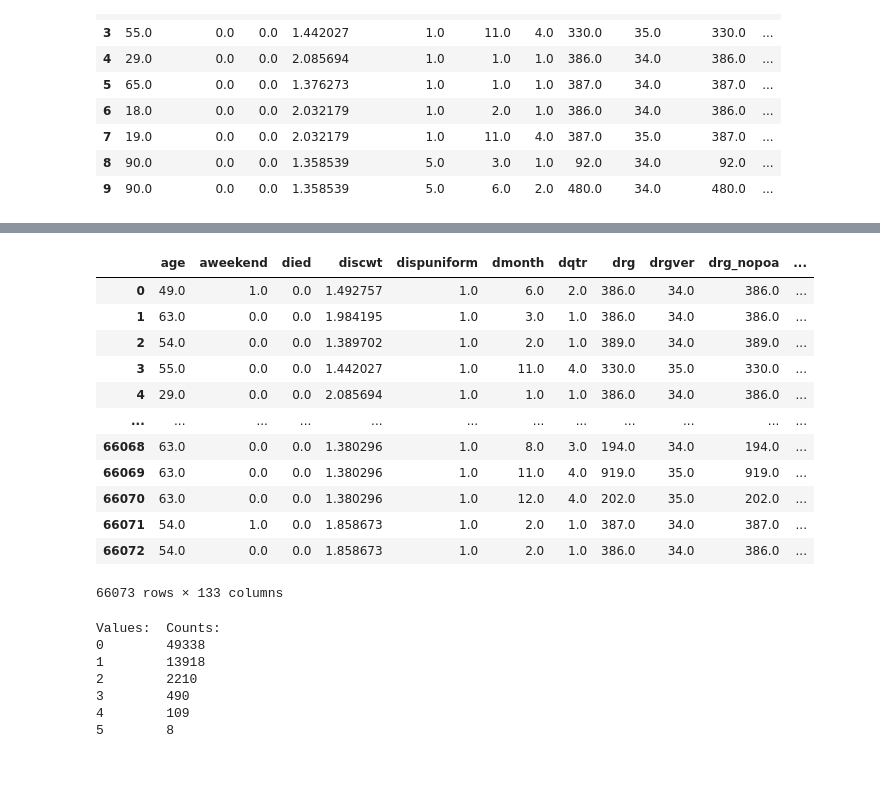
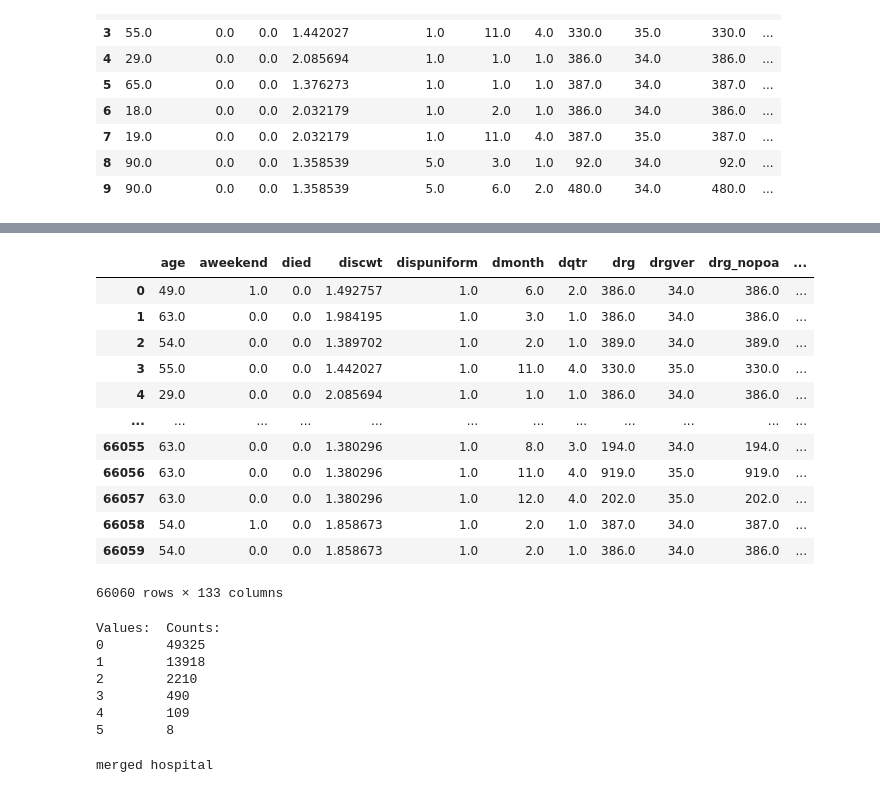
Before and after one commit to Autonomousse/UCSD_NRD_2017, a Jupyter notebook: NRD_2017_defining_cohort.ipynb, the cells around one changed output, grey strips where cells are left out. Cells and saved outputs as stored; diff of their text form; code cells hidden in the pictures.

Commit message:
Merged in missing variables and cleaned up some notes and code, still requires more cleaning as well as variables and calculated columns

```diff
--- a/NRD_2017_defining_cohort.ipynb
+++ b/NRD_2017_defining_cohort.ipynb
@@ -80,8 +89,8 @@ for row in tqdm(ibd_index_file.itertuples(index=False)):
 # %%
 # Create a new column called 'ibd_index_hospitalization' and fill each row with a 0.
 # Use vectorization with mask to find each index hospitalization and fill in a 1 in ibd_index_hospitalization.
-ibd_index_file['ibd_index_hospitalization'] = 0
-mask = (ibd_index_file['ibd_diagnosis'] == 1)
-ibd_index_file.loc[mask, 'ibd_index_hospitalization'] = 1
+final_cohort_file['ibd_index_hospitalization'] = 0
+mask = (final_cohort_file['ibd_diagnosis'] == 1)
+final_cohort_file.loc[mask, 'ibd_index_hospitalization'] = 1
 # %%
 # Check the file structure.
@@ -101,6 +110,6 @@ ibd_index_file.head(10)
 # %%
 # If there is an IBD related procedure (flexible sigmoidoscopy or colonoscopy, ICD10 codes: 0DJD8ZZ, 0D9.E8ZX, 0D9.H8ZX, 0D9.N8ZX, 0DB.E8ZX, 0DB.H8ZX, 0DB.N8ZX, 0DB.E8ZZ) in columns
 # i10_pr1 - i10_pr25 then fill in a 1 in the new 'ibd_related_procedure' column, otherwise fill in a 0.
-ibd_index_file['ibd_related_procedures'] = ibd_index_file.filter(like='i10_pr').isin(['0DJD8ZZ', '0D9E8ZX', '0D9H8ZX', '0D9N8ZX', '0DBE8ZX', '0DBH8ZX', '0DBN8ZX', '0DBE8ZZ']).any(axis=1).astype(int)
+final_cohort_file['ibd_related_procedures'] = final_cohort_file.filter(like='i10_pr').isin(['0DJD8ZZ', '0D9E8ZX', '0D9H8ZX', '0D9N8ZX', '0DBE8ZX', '0DBH8ZX', '0DBN8ZX', '0DBE8ZZ']).any(axis=1).astype(int)
 # %%
 # Check to see how many rows have an IBD related procedure.
@@ -114,7 +123,7 @@ Values:  Counts:
 1        7159
 # %%
 # Use pivot_table with aggregate function 'sum' to essentially group by the nrd_visitlinks and sum the ibd_related_procedures for each patient.
-pivot_df = ibd_index_file.pivot_table(index='nrd_visitlink', values='ibd_related_procedures', aggfunc='sum').reset_index()
+pivot_df = final_cohort_file.pivot_table(index='nrd_visitlink', values='ibd_related_procedures', aggfunc='sum').reset_index()
 # %%
 # Print out the number of times each value shows up.
 values, counts = np.unique(pivot_df['ibd_related_procedures'], return_counts=True)
@@ -142,32 +151,32 @@ len(patient_totals)
 # %%
 # Create a new column called 'total_ibd_related_procedures' by mapping the nrd_visitlinks values from the dicionary patient_totals.
-ibd_index_file['total_ibd_related_procedures'] = ibd_index_file['nrd_visitlink'].map(patient_totals)
+final_cohort_file['total_ibd_related_procedures'] = final_cohort_file['nrd_visitlink'].map(patient_totals)
 # %%
 # Take a quick look at the file.
-ibd_index_file
+final_cohort_file
 # %% [output]
 |  | age | aweekend | died | discwt | dispuniform | dmonth | dqtr | drg | drgver | drg_nopoa | ... |
 | 0 | 49.0 | 1.0 | 0.0 | 1.492757 | 1.0 | 6.0 | 2.0 | 386.0 | 34.0 | 386.0 | ... |
 | 1 | 63.0 | 0.0 | 0.0 | 1.984195 | 1.0 | 3.0 | 1.0 | 386.0 | 34.0 | 386.0 | ... |
 | 2 | 54.0 | 0.0 | 0.0 | 1.389702 | 1.0 | 2.0 | 1.0 | 389.0 | 34.0 | 389.0 | ... |
 | 3 | 55.0 | 0.0 | 0.0 | 1.442027 | 1.0 | 11.0 | 4.0 | 330.0 | 35.0 | 330.0 | ... |
 | 4 | 29.0 | 0.0 | 0.0 | 2.085694 | 1.0 | 1.0 | 1.0 | 386.0 | 34.0 | 386.0 | ... |
 | ... | ... | ... | ... | ... | ... | ... | ... | ... | ... | ... | ... |
-| 66068 | 63.0 | 0.0 | 0.0 | 1.380296 | 1.0 | 8.0 | 3.0 | 194.0 | 34.0 | 194.0 | ... |
-| 66069 | 63.0 | 0.0 | 0.0 | 1.380296 | 1.0 | 11.0 | 4.0 | 919.0 | 35.0 | 919.0 | ... |
-| 66070 | 63.0 | 0.0 | 0.0 | 1.380296 | 1.0 | 12.0 | 4.0 | 202.0 | 35.0 | 202.0 | ... |
-| 66071 | 54.0 | 1.0 | 0.0 | 1.858673 | 1.0 | 2.0 | 1.0 | 387.0 | 34.0 | 387.0 | ... |
-| 66072 | 54.0 | 0.0 | 0.0 | 1.858673 | 1.0 | 2.0 | 1.0 | 386.0 | 34.0 | 386.0 | ... |
+| 66055 | 63.0 | 0.0 | 0.0 | 1.380296 | 1.0 | 8.0 | 3.0 | 194.0 | 34.0 | 194.0 | ... |
+| 66056 | 63.0 | 0.0 | 0.0 | 1.380296 | 1.0 | 11.0 | 4.0 | 919.0 | 35.0 | 919.0 | ... |
+| 66057 | 63.0 | 0.0 | 0.0 | 1.380296 | 1.0 | 12.0 | 4.0 | 202.0 | 35.0 | 202.0 | ... |
+| 66058 | 54.0 | 1.0 | 0.0 | 1.858673 | 1.0 | 2.0 | 1.0 | 387.0 | 34.0 | 387.0 | ... |
+| 66059 | 54.0 | 0.0 | 0.0 | 1.858673 | 1.0 | 2.0 | 1.0 | 386.0 | 34.0 | 386.0 | ... |
-66073 rows × 133 columns
+66060 rows × 133 columns
 # %%
 # Print out the number of times each value shows up.
-values, counts = np.unique(ibd_index_file['total_ibd_related_procedures'], return_counts=True)
+values, counts = np.unique(final_cohort_file['total_ibd_related_procedures'], return_counts=True)
 print('Values:  Counts:')
 for number in values:
     print(f'{values[number]}        {counts[number]}')
 # %% [output]
 Values:  Counts:
-0        49338
+0        49325
 1        13918
 2        2210
 3        490
@@ -178,0 +189,16 @@ ibd_index_file.to_csv('NRD_2017_Defined_Cohort.csv', index=False)
+# %%
+# Reading in the core file to capture 'key_nrd' as it was dropped on the original merge at the very end.
+core_file = pd.read_csv('NRD_2017_Core.csv', usecols=['dmonth', 'key_nrd', 'nrd_visitlink'], dtype={'dmonth':'float16', 'key_nrd':'float64', 'nrd_visitlink':str}).sort_values(by=['nrd_visitlink', 'dmonth']).reset_index(drop=True)
+
+core_file = core_file[core_file['nrd_visitlink'].isin(unique_patients)]
+core_file = core_file.reset_index(drop=True)
+
+mapping = dict(core_file[['nrd_visitlink', 'key_nrd']].values)
+final_cohort_file['key_nrd'] = final_cohort_file['nrd_visitlink'].map(mapping)
+
+# Merging for 'key_nrd' on both 'dmonth' and 'nrd_visitlink' for accuracy
+# final_cohort_file = pd.merge(final_cohort_file, core_file, how='left', on=['dmonth', 'nrd_visitlink'])
+
+print('merged hospital')
+# %% [output]
+merged hospital
```
Also changed, not shown: parts of 21 cells of this notebook.
